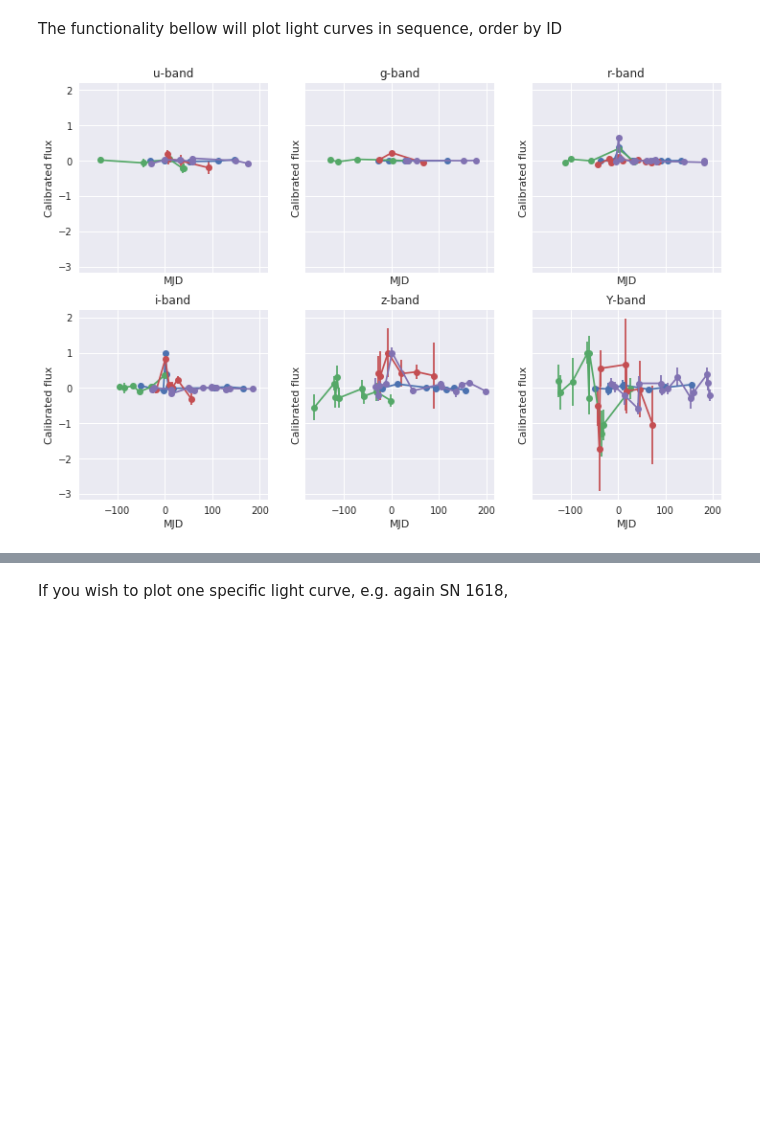
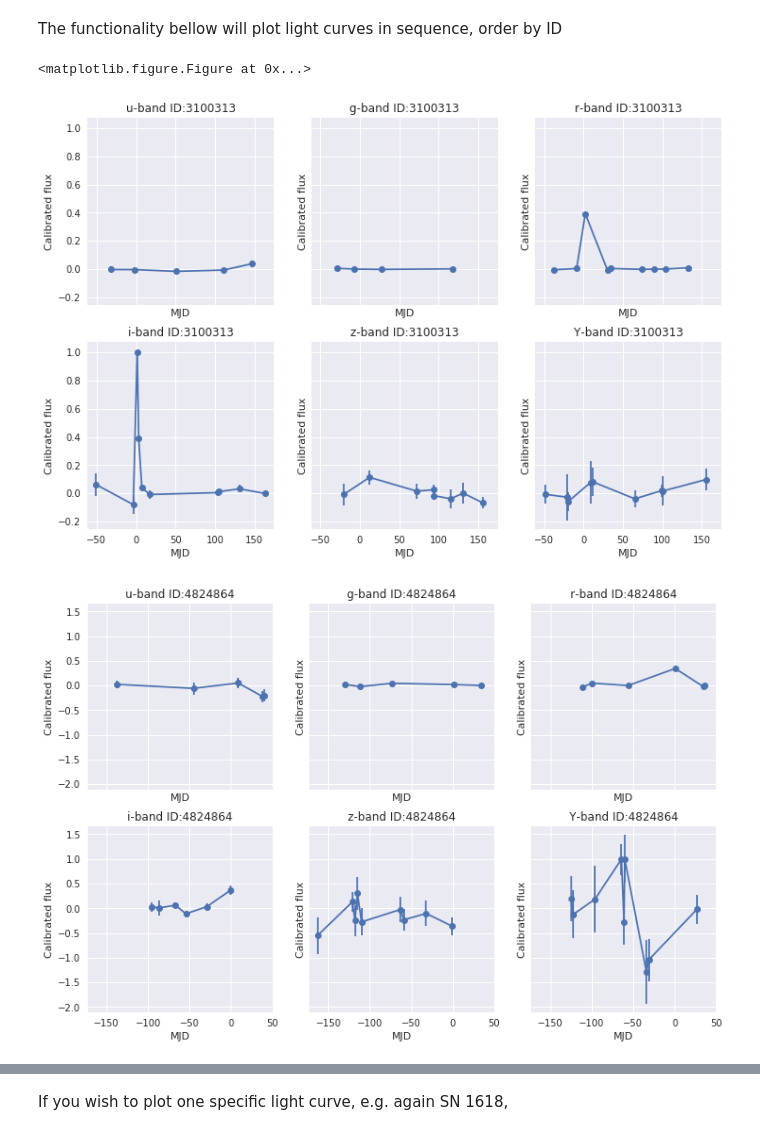
Before and after one commit to emilleishida/PLAsTiCC_Validation, a Jupyter notebook: pkl/MODEL50/PLAsTiCC_validation_MODEL50.ipynb, the cells around one changed output, grey strips where cells are left out. Cells and saved outputs as stored; diff of their text form; code cells hidden in the pictures; blank space fills up the shorter version.

Commit message:
changed plotting

```diff
--- a/pkl/MODEL50/PLAsTiCC_validation_MODEL50.ipynb
+++ b/pkl/MODEL50/PLAsTiCC_validation_MODEL50.ipynb
@@ -158,15 +158,19 @@ def plot_lightcurves(idx, X):
                     fmt='o-')
         ax.set_xlabel('MJD')
         ax.set_ylabel('Calibrated flux')
-        ax.set_title('%s-band' % f)
+        ax.set_title('%s-band ID:%i' % (f,X.index[idx]))
 # %% [markdown]
 The functionality bellow will plot light curves in sequence, order by ID
 # %%
 # set the number of light curves to plot
-nplots = 5
+nplots = 10
 
-fig, axes = plt.subplots(2, 3, sharex=True, sharey=True, figsize=(12, 8))
+plt.clf()
+
 for i in range(nplots):
+    fig, axes = plt.subplots(2, 3, sharex=True, sharey=True, figsize=(12, 8))
     plot_lightcurves(i, X)
 # %% [output]
+<matplotlib.figure.Figure at 0x...>
-[figure, old version]
+[figure, new version]
+[figure, added]
```
Also changed, not shown: parts of 1 cell of this notebook.
